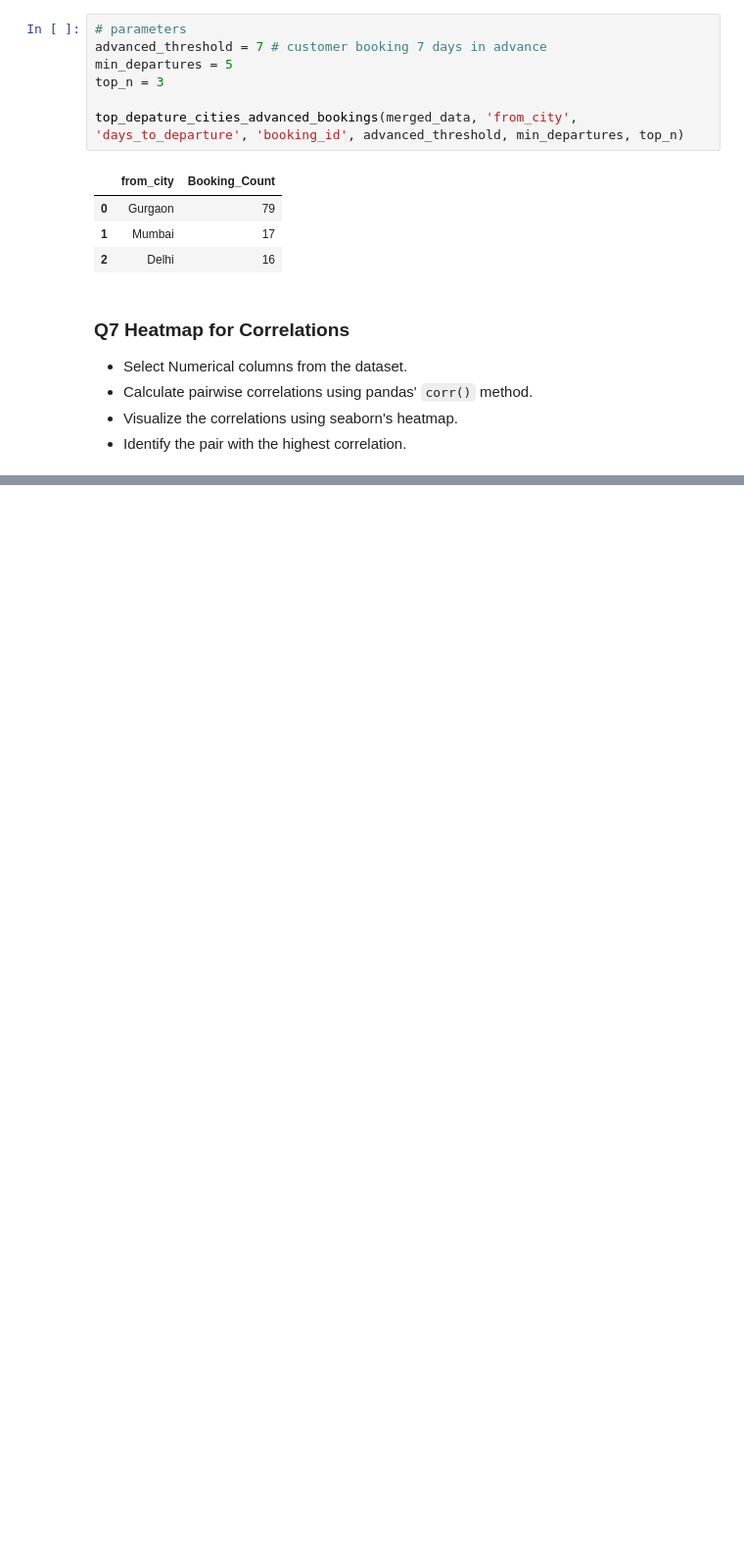
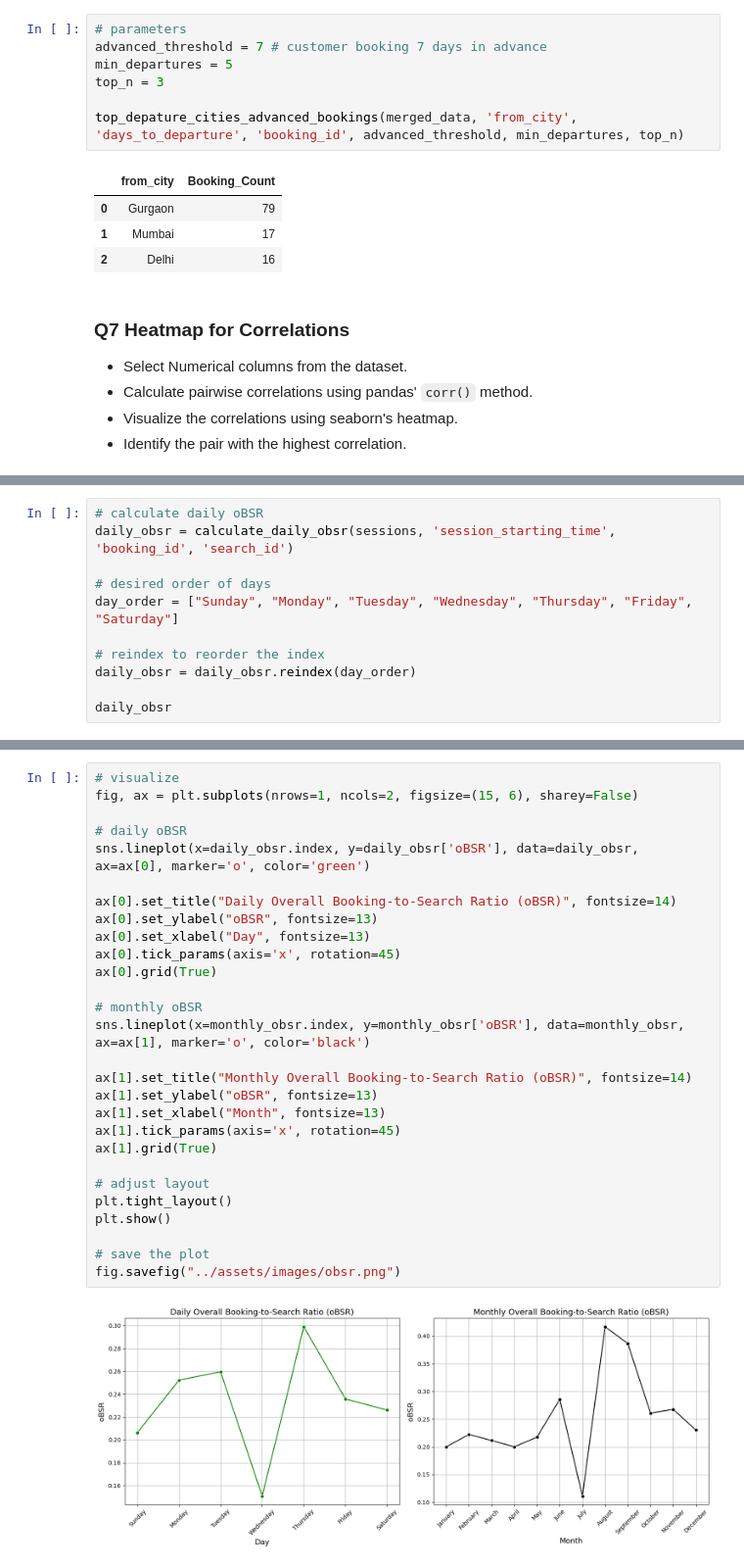
Before and after one commit to antonygatua/Data-Science-Projects, a Jupyter notebook: Travel Aggregator Analysis/notebooks/travel_aggregator.ipynb, the cells around one changed output, grey strips where cells are left out. Shown at 98% size. Cells and saved outputs as stored; diff of their text form; blank space fills up the shorter version.

```diff
--- a/Travel Aggregator Analysis/notebooks/travel_aggregator.ipynb
+++ b/Travel Aggregator Analysis/notebooks/travel_aggregator.ipynb
@@ -807,0 +1145,11 @@ top_depature_cities_advanced_bookings(merged_data, 'from_city', 'days_to_departu
+# %%
+# calculate daily oBSR
+daily_obsr = calculate_daily_obsr(sessions, 'session_starting_time', 'booking_id', 'search_id')
+
+# desired order of days
+day_order = ["Sunday", "Monday", "Tuesday", "Wednesday", "Thursday", "Friday", "Saturday"]
+
+# reindex to reorder the index
+daily_obsr = daily_obsr.reindex(day_order)
+
+daily_obsr
@@ -807,0 +1166,30 @@ top_depature_cities_advanced_bookings(merged_data, 'from_city', 'days_to_departu
+# %%
+# visualize
+fig, ax = plt.subplots(nrows=1, ncols=2, figsize=(15, 6), sharey=False)
+
+# daily oBSR
+sns.lineplot(x=daily_obsr.index, y=daily_obsr['oBSR'], data=daily_obsr, ax=ax[0], marker='o', color='green')
+
+ax[0].set_title("Daily Overall Booking-to-Search Ratio (oBSR)", fontsize=14)
+ax[0].set_ylabel("oBSR", fontsize=13)
+ax[0].set_xlabel("Day", fontsize=13)
+ax[0].tick_params(axis='x', rotation=45)
+ax[0].grid(True)
+
+# monthly oBSR
+sns.lineplot(x=monthly_obsr.index, y=monthly_obsr['oBSR'], data=monthly_obsr, ax=ax[1], marker='o', color='black')
+
+ax[1].set_title("Monthly Overall Booking-to-Search Ratio (oBSR)", fontsize=14)
+ax[1].set_ylabel("oBSR", fontsize=13)
+ax[1].set_xlabel("Month", fontsize=13)
+ax[1].tick_params(axis='x', rotation=45)
+ax[1].grid(True)
+
+# adjust layout
+plt.tight_layout()
+plt.show()
+
+# save the plot
+fig.savefig("../assets/images/obsr.png")
+# %% [output]
+[figure, added]
```
Also changed, not shown: parts of 20 cells of this notebook.
